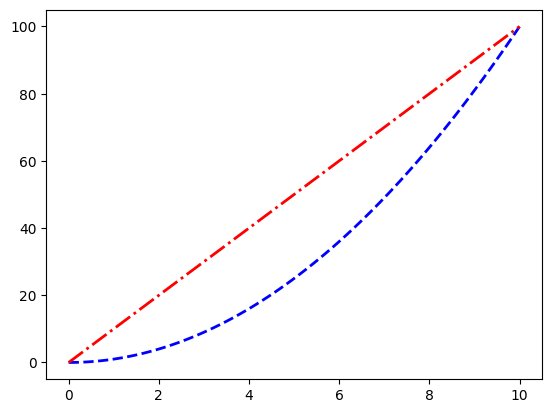
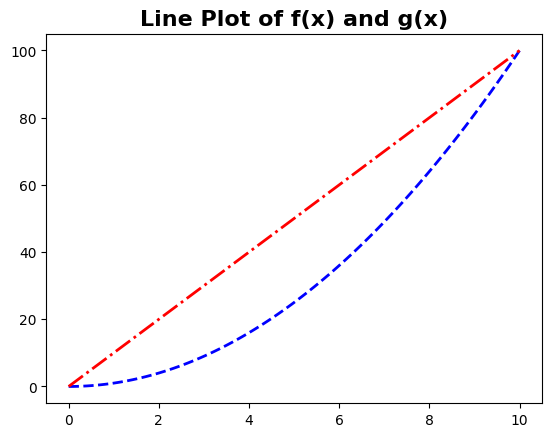
Code edit (unified diff) that turned the first committed figure into the second:
--- before
+++ after
@@ -1,2 +1,4 @@
 plt.plot(x,y1, label='f(x) = x^2', linewidth=2, color='blue', linestyle='--')
 plt.plot(x,y2, label='g(x) = 10x', linewidth=2, color='red', linestyle='-.')
+
+plt.title('Line Plot of f(x) and g(x)', fontsize=16, fontweight='bold')

Commit: Added a title for the line plot